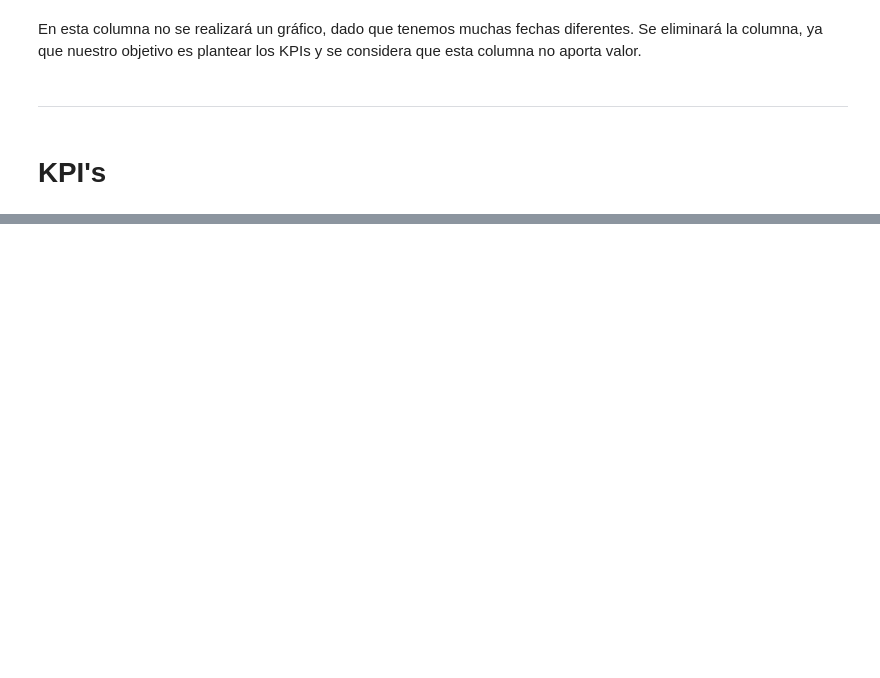
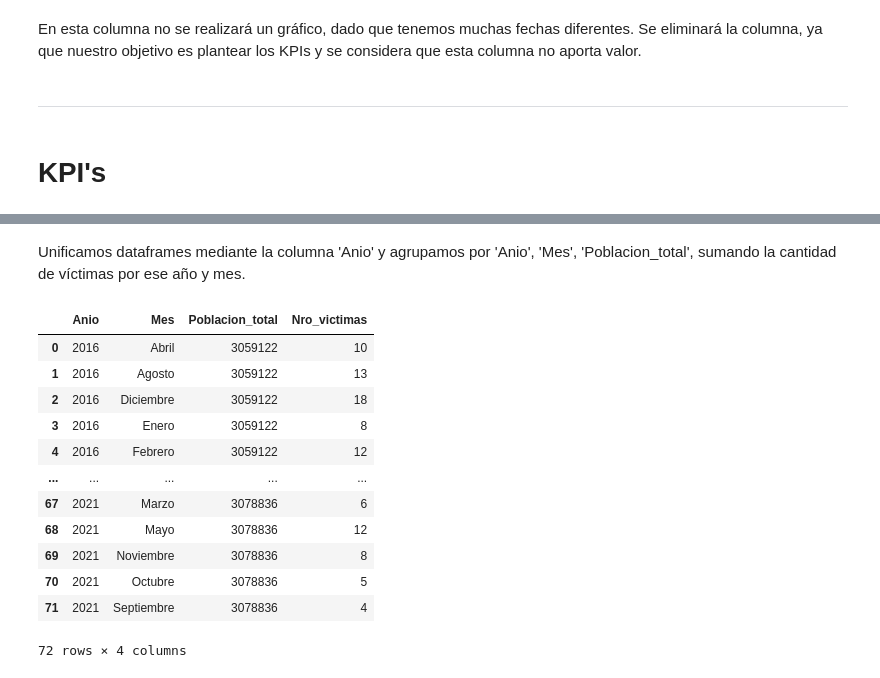
Before and after one commit to MaximilianoTauil/PI_Siniestros, a Jupyter notebook: EDA.ipynb, the cells around one changed output, grey strips where cells are left out. Cells and saved outputs as stored; diff of their text form; code cells hidden in the pictures; blank space fills up the shorter version.

```diff
--- a/EDA.ipynb
+++ b/EDA.ipynb
@@ -846,0 +872,20 @@ En esta columna no se realizará un gráfico, dado que tenemos muchas fechas dif
+# %% [markdown]
+Unificamos dataframes mediante la columna 'Anio' y agrupamos por 'Anio', 'Mes', 'Poblacion_total', sumando la cantidad de víctimas por ese año y mes.
+# %%
+data_kpi = pd.merge(data_union,data_poblacion)
+data_kpi1 = data_kpi.groupby(by=['Anio','Mes','Poblacion_total',])['Nro_victimas'].sum().reset_index()
+data_kpi1
+# %% [output]
+|  | Anio | Mes | Poblacion_total | Nro_victimas |
+| 0 | 2016 | Abril | 3059122 | 10 |
+| 1 | 2016 | Agosto | 3059122 | 13 |
+| 2 | 2016 | Diciembre | 3059122 | 18 |
+| 3 | 2016 | Enero | 3059122 | 8 |
+| 4 | 2016 | Febrero | 3059122 | 12 |
+| ... | ... | ... | ... | ... |
+| 67 | 2021 | Marzo | 3078836 | 6 |
+| 68 | 2021 | Mayo | 3078836 | 12 |
+| 69 | 2021 | Noviembre | 3078836 | 8 |
+| 70 | 2021 | Octubre | 3078836 | 5 |
+| 71 | 2021 | Septiembre | 3078836 | 4 |
+72 rows × 4 columns
```
Also changed, not shown: parts of 11 cells of this notebook, 1 other file.
